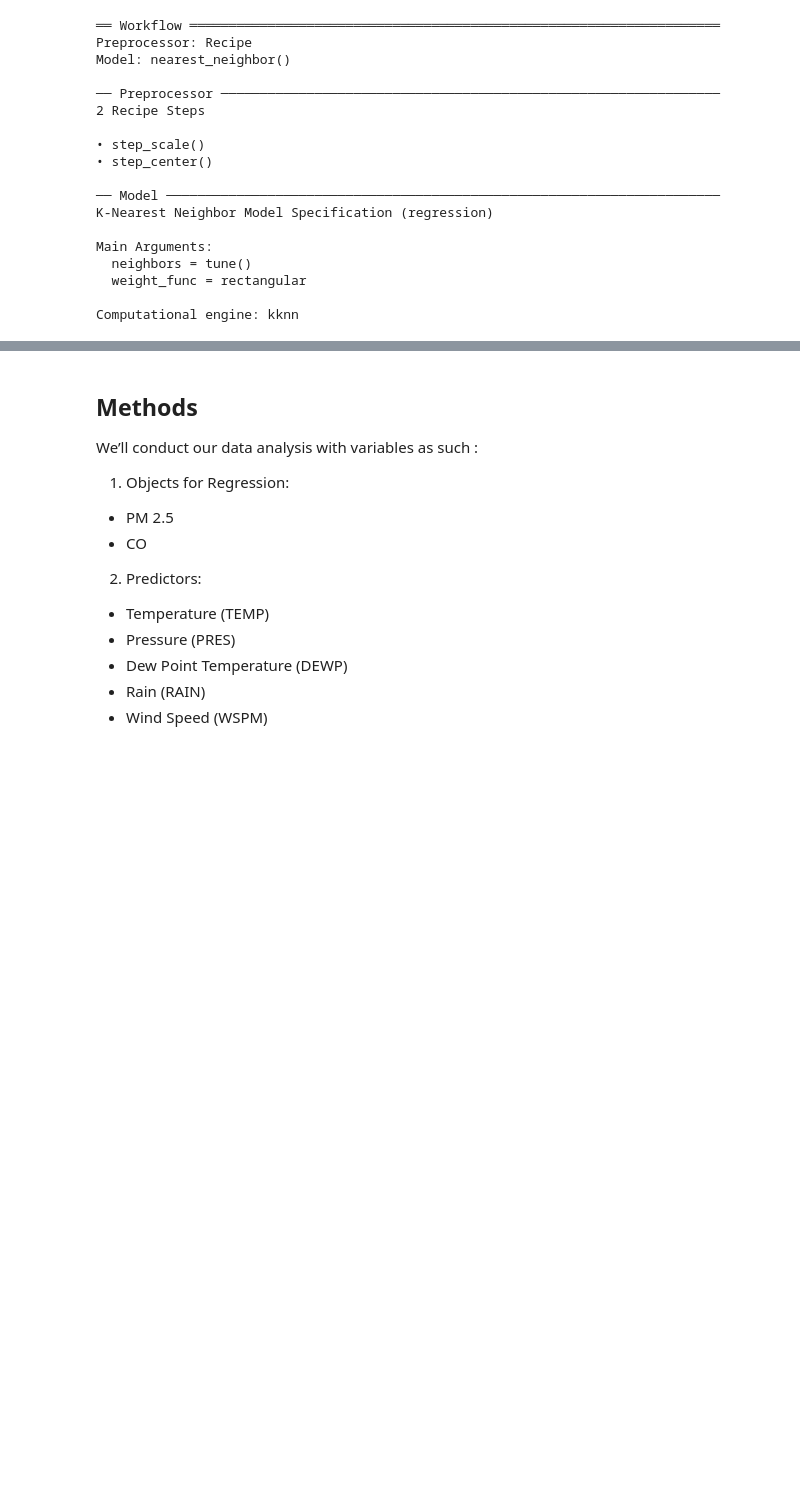
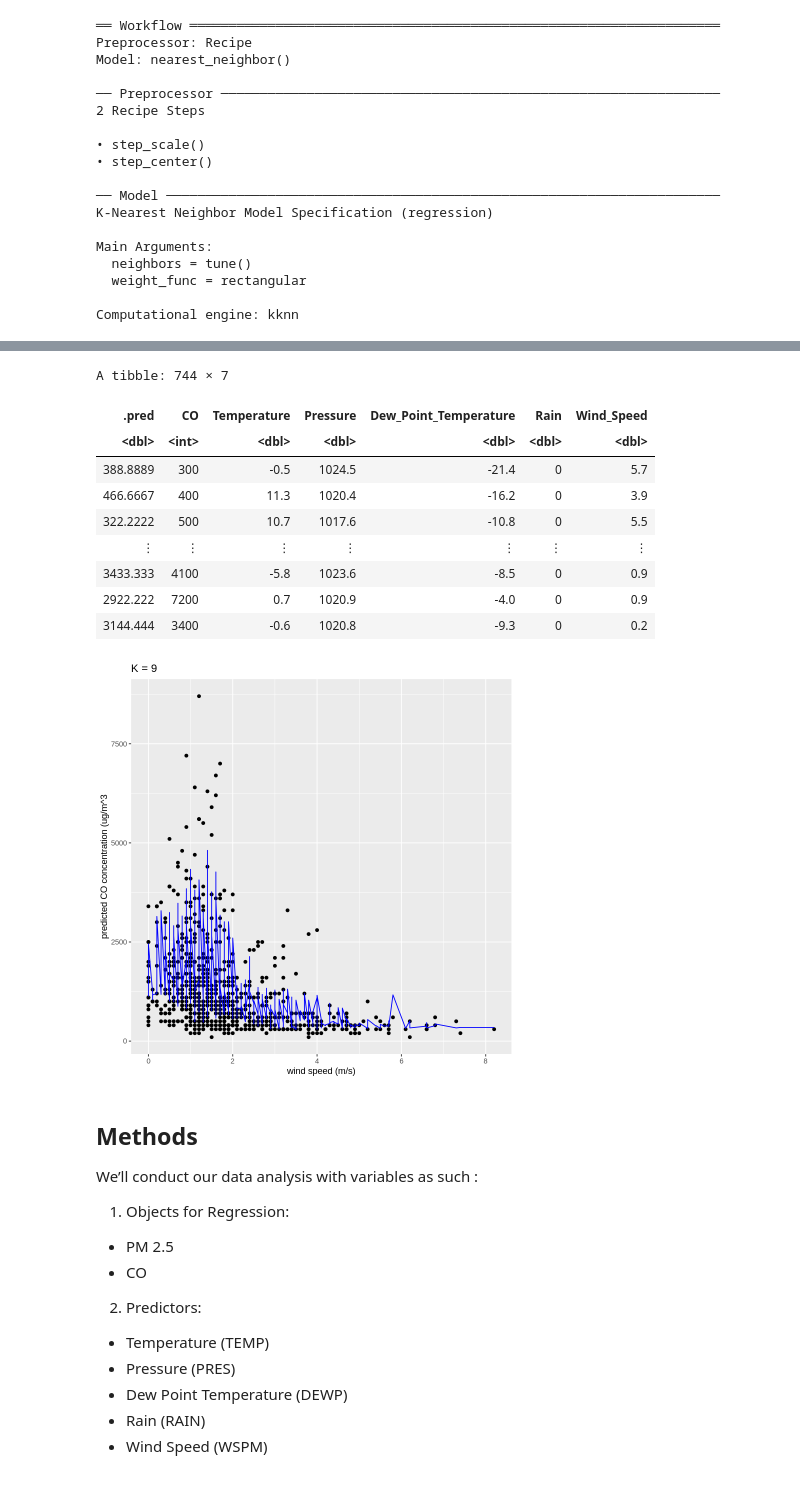
Before and after one commit to Noname397/dsci100groupproject96, a Jupyter notebook: WEATHER DATA.ipynb, the cells around one changed output, grey strips where cells are left out. Drawn from its saved outputs; the diff is of its cells as text; code cells hidden in the pictures; blank space fills up the shorter version.

Commit message:
plot 2

```diff
--- a/WEATHER DATA.ipynb
+++ b/WEATHER DATA.ipynb
@@ -219,16 +235,28 @@ weather_best_fit <- workflow() |>
 # %%
-weather_preds <- predict(weather_best_fit, training) |>
+weather_preds <- predict(weather_best_fit, weather_training) |>
 bind_cols(weather_training)
 weather_preds
 weather_plot <- weather_preds |>
-ggplot(aes(x=Wind_Speed, y=.pred))+
+ggplot(aes(x=Wind_Speed, y=CO))+
 geom_point()+
 geom_line(data = weather_preds,
             mapping = aes(x = Wind_Speed, y = .pred),
             color = "blue")+
 ggtitle(paste0("K = ", k_min)) +
 labs(x="wind speed (m/s)", y= "predicted CO concentration (ug/m^3")
 weather_plot
+# %% [output]
+A tibble: 744 × 7
+| .pred | CO | Temperature | Pressure | Dew_Point_Temperature | Rain | Wind_Speed |
+| <dbl> | <int> | <dbl> | <dbl> | <dbl> | <dbl> | <dbl> |
+| 388.8889 | 300 | -0.5 | 1024.5 | -21.4 | 0 | 5.7 |
+| 466.6667 | 400 | 11.3 | 1020.4 | -16.2 | 0 | 3.9 |
+| 322.2222 | 500 | 10.7 | 1017.6 | -10.8 | 0 | 5.5 |
+| ⋮ | ⋮ | ⋮ | ⋮ | ⋮ | ⋮ | ⋮ |
+| 3433.333 | 4100 | -5.8 | 1023.6 | -8.5 | 0 | 0.9 |
+| 2922.222 | 7200 | 0.7 | 1020.9 | -4.0 | 0 | 0.9 |
+| 3144.444 | 3400 | -0.6 | 1020.8 | -9.3 | 0 | 0.2 |
+[figure, added]
 # %% [markdown]
 ## Methods
 We’ll conduct our data analysis with variables as such :
```
Also changed, not shown: parts of 4 cells of this notebook.
